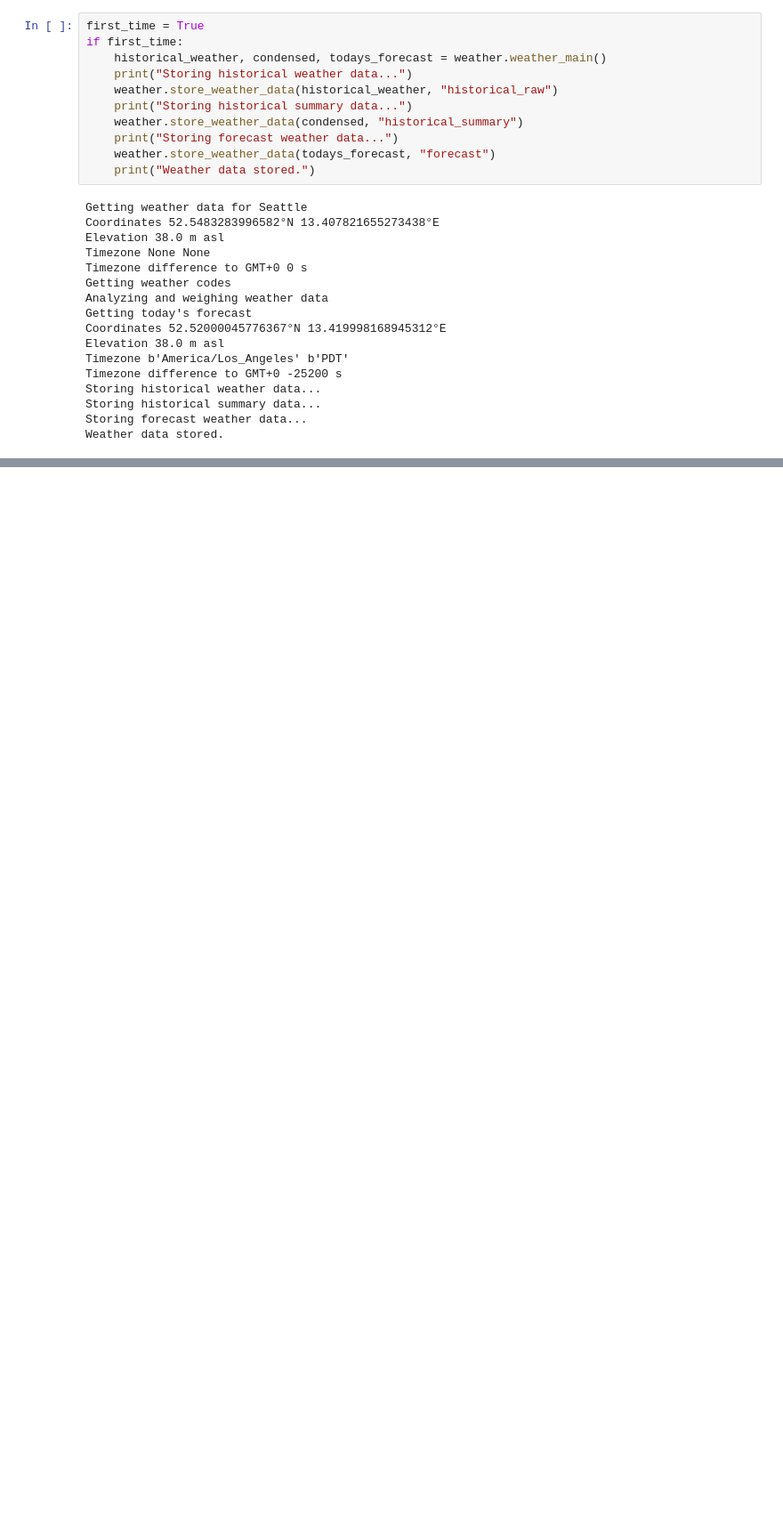
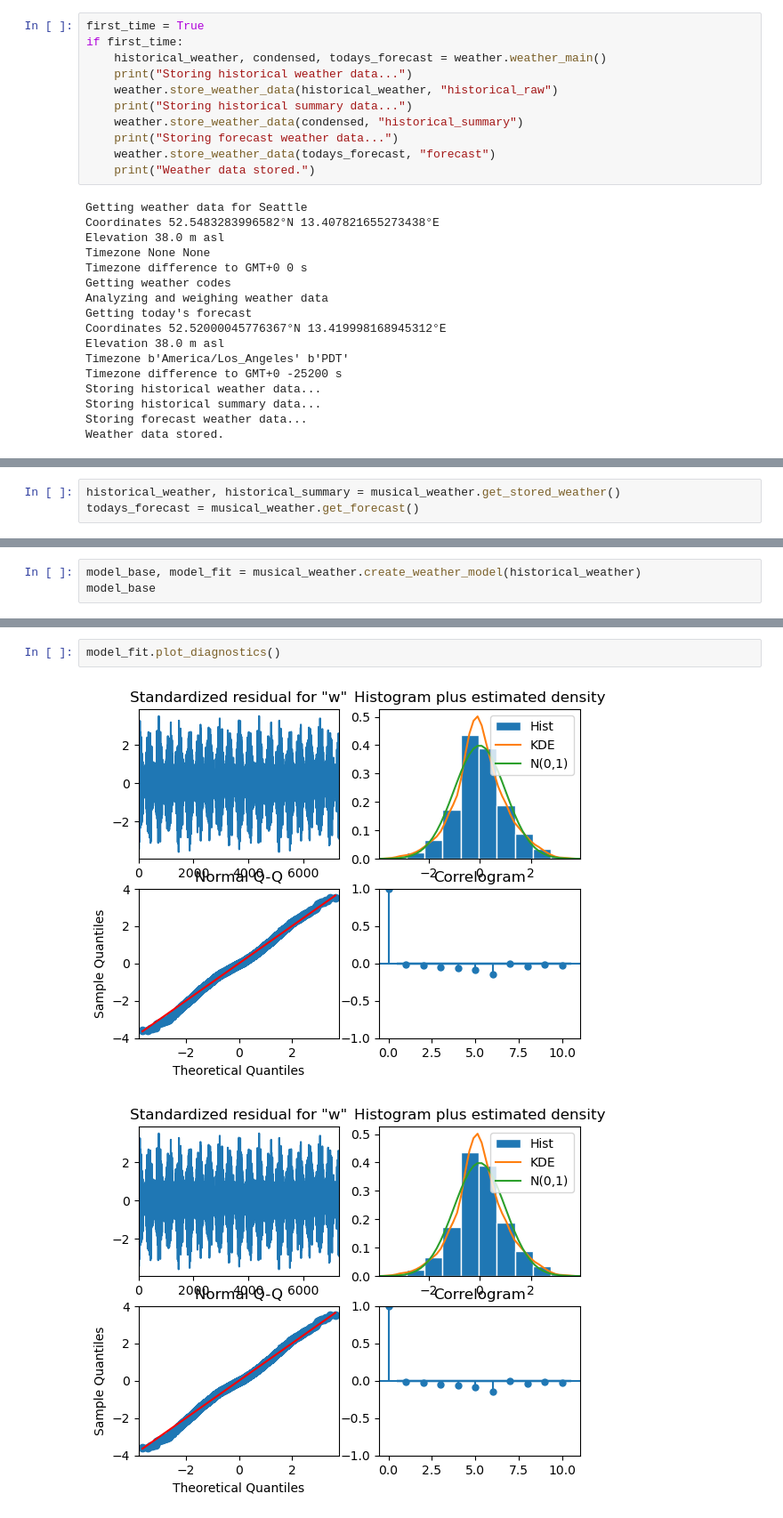
Before and after one commit to mattgraham93/Musical-Weather, a Jupyter notebook: testing.ipynb, the cells around one changed output, grey strips where cells are left out. Shown at 89% size. Drawn from its saved outputs; the diff is of its cells as text; blank space fills up the shorter version.

```diff
--- a/testing.ipynb
+++ b/testing.ipynb
@@ -48,0 +51,3 @@ Timezone difference to GMT+0 -25200 s
+# %%
+historical_weather, historical_summary = musical_weather.get_stored_weather()
+todays_forecast = musical_weather.get_forecast()
@@ -48,0 +92,3 @@ Timezone difference to GMT+0 -25200 s
+# %%
+model_base, model_fit = musical_weather.create_weather_model(historical_weather)
+model_base
@@ -48,0 +182,5 @@ Timezone difference to GMT+0 -25200 s
+# %%
+model_fit.plot_diagnostics()
+# %% [output]
+[figure, added]
+[figure, added]
```
Also changed, not shown: parts of 27 cells of this notebook, 8 other files.
